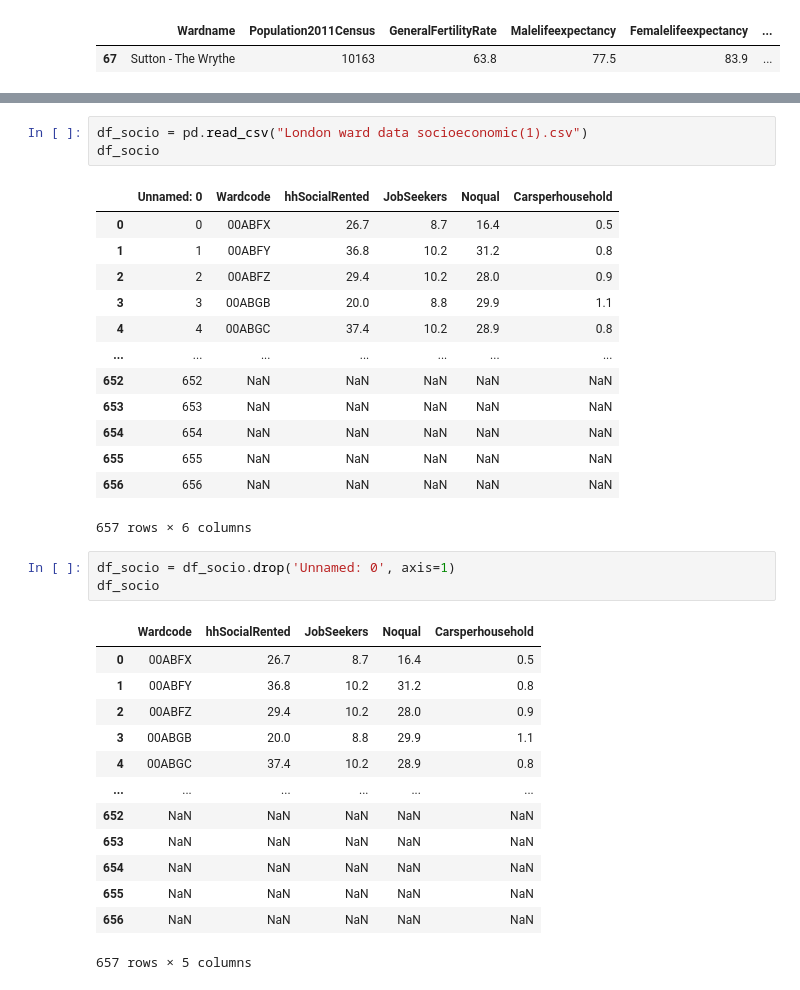
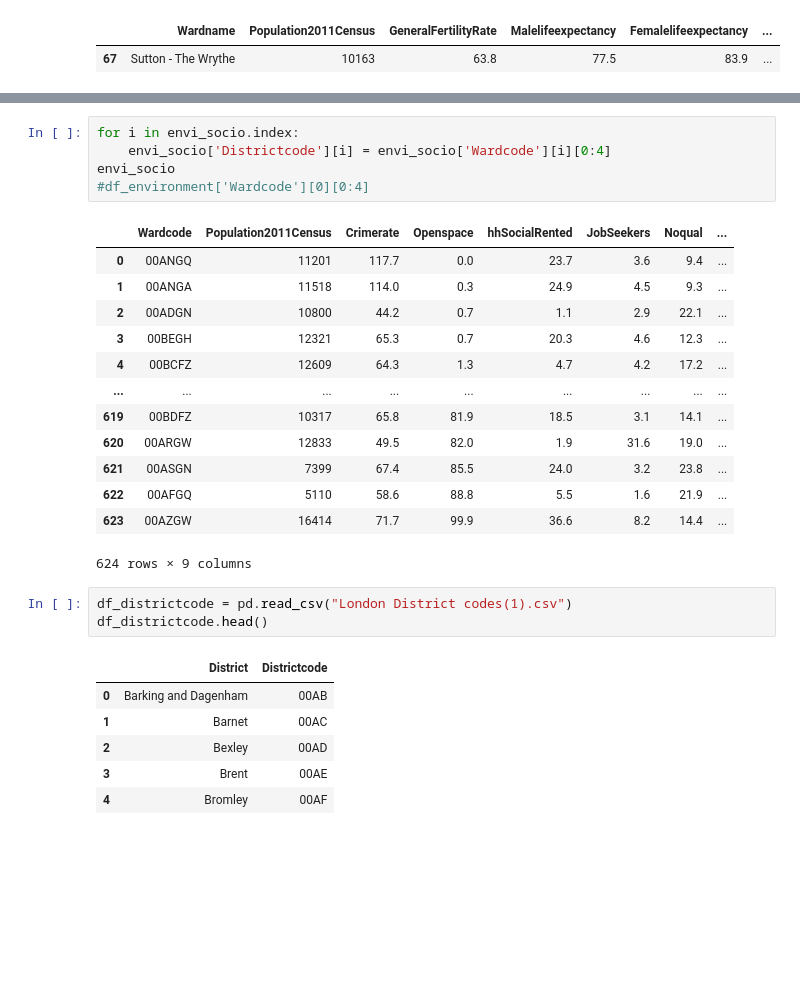
Before and after one commit to nindakhoirunnisa/W8, a Jupyter notebook: Data cleaning.ipynb, the cells around one changed output, grey strips where cells are left out. Cells and saved outputs as stored; diff of their text form; blank space fills up the shorter version.

Commit message:
ward level

```diff
--- a/Data cleaning.ipynb
+++ b/Data cleaning.ipynb
@@ -279,34 +362,29 @@ df_environment
+# %%
+for i in envi_socio.index:
+    envi_socio['Districtcode'][i] = envi_socio['Wardcode'][i][0:4]
+envi_socio
+#df_environment['Wardcode'][0][0:4]
+# %% [output]
+|  | Wardcode | Population2011Census | Crimerate | Openspace | hhSocialRented | JobSeekers | Noqual | ... |
+| 0 | 00ANGQ | 11201 | 117.7 | 0.0 | 23.7 | 3.6 | 9.4 | ... |
+| 1 | 00ANGA | 11518 | 114.0 | 0.3 | 24.9 | 4.5 | 9.3 | ... |
+| 2 | 00ADGN | 10800 | 44.2 | 0.7 | 1.1 | 2.9 | 22.1 | ... |
+| 3 | 00BEGH | 12321 | 65.3 | 0.7 | 20.3 | 4.6 | 12.3 | ... |
+| 4 | 00BCFZ | 12609 | 64.3 | 1.3 | 4.7 | 4.2 | 17.2 | ... |
+| ... | ... | ... | ... | ... | ... | ... | ... | ... |
+| 619 | 00BDFZ | 10317 | 65.8 | 81.9 | 18.5 | 3.1 | 14.1 | ... |
+| 620 | 00ARGW | 12833 | 49.5 | 82.0 | 1.9 | 31.6 | 19.0 | ... |
+| 621 | 00ASGN | 7399 | 67.4 | 85.5 | 24.0 | 3.2 | 23.8 | ... |
+| 622 | 00AFGQ | 5110 | 58.6 | 88.8 | 5.5 | 1.6 | 21.9 | ... |
+| 623 | 00AZGW | 16414 | 71.7 | 99.9 | 36.6 | 8.2 | 14.4 | ... |
+624 rows × 9 columns
 # %%
-df_socio = pd.read_csv("London ward data socioeconomic(1).csv")
-df_socio
+df_districtcode = pd.read_csv("London District codes(1).csv")
+df_districtcode.head()
 # %% [output]
-|  | Unnamed: 0 | Wardcode | hhSocialRented | JobSeekers | Noqual | Carsperhousehold |
-| 0 | 0 | 00ABFX | 26.7 | 8.7 | 16.4 | 0.5 |
-| 1 | 1 | 00ABFY | 36.8 | 10.2 | 31.2 | 0.8 |
-| 2 | 2 | 00ABFZ | 29.4 | 10.2 | 28.0 | 0.9 |
-| 3 | 3 | 00ABGB | 20.0 | 8.8 | 29.9 | 1.1 |
-| 4 | 4 | 00ABGC | 37.4 | 10.2 | 28.9 | 0.8 |
-| ... | ... | ... | ... | ... | ... | ... |
-| 652 | 652 | NaN | NaN | NaN | NaN | NaN |
-| 653 | 653 | NaN | NaN | NaN | NaN | NaN |
-| 654 | 654 | NaN | NaN | NaN | NaN | NaN |
-| 655 | 655 | NaN | NaN | NaN | NaN | NaN |
-| 656 | 656 | NaN | NaN | NaN | NaN | NaN |
+|  | District | Districtcode |
+| 0 | Barking and Dagenham | 00AB |
+| 1 | Barnet | 00AC |
+| 2 | Bexley | 00AD |
+| 3 | Brent | 00AE |
+| 4 | Bromley | 00AF |
-657 rows × 6 columns
-# %%
-df_socio = df_socio.drop('Unnamed: 0', axis=1)
-df_socio
-# %% [output]
-|  | Wardcode | hhSocialRented | JobSeekers | Noqual | Carsperhousehold |
-| 0 | 00ABFX | 26.7 | 8.7 | 16.4 | 0.5 |
-| 1 | 00ABFY | 36.8 | 10.2 | 31.2 | 0.8 |
-| 2 | 00ABFZ | 29.4 | 10.2 | 28.0 | 0.9 |
-| 3 | 00ABGB | 20.0 | 8.8 | 29.9 | 1.1 |
-| 4 | 00ABGC | 37.4 | 10.2 | 28.9 | 0.8 |
-| ... | ... | ... | ... | ... | ... |
-| 652 | NaN | NaN | NaN | NaN | NaN |
-| 653 | NaN | NaN | NaN | NaN | NaN |
-| 654 | NaN | NaN | NaN | NaN | NaN |
-| 655 | NaN | NaN | NaN | NaN | NaN |
-| 656 | NaN | NaN | NaN | NaN | NaN |
-657 rows × 5 columns
```
Also changed, not shown: parts of 28 cells of this notebook, 1 other file.
